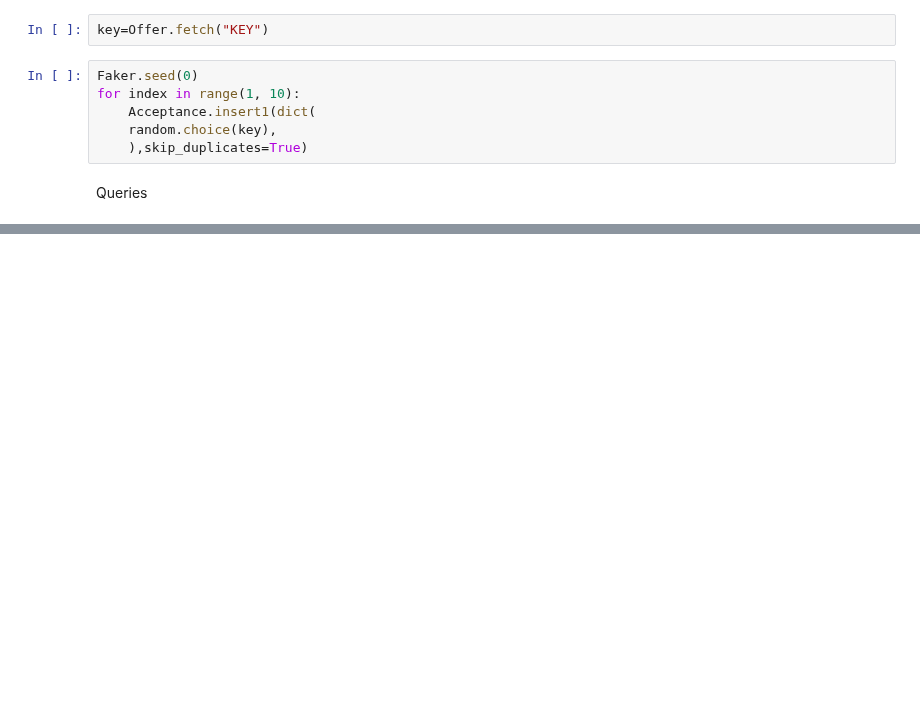
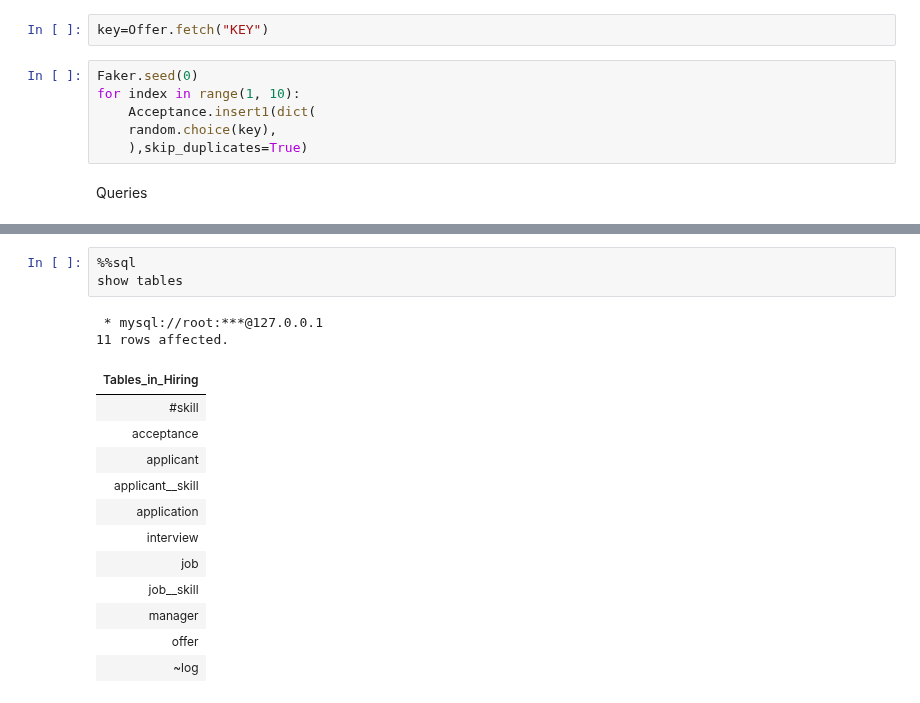
Before and after one commit to JasmineMadi/datajoint-tutorials, a Jupyter notebook: db-course/PythonFinalPro.ipynb, the cells around one changed output, grey strips where cells are left out. Cells and saved outputs as stored; diff of their text form; blank space fills up the shorter version.

```diff
--- a/db-course/PythonFinalPro.ipynb
+++ b/db-course/PythonFinalPro.ipynb
@@ -336,0 +335,18 @@ Queries
+# %%
+%%sql
+show tables
+# %% [output]
+ * mysql://root:***@127.0.0.1
+11 rows affected.
+| Tables_in_Hiring |
+| #skill |
+| acceptance |
+| applicant |
+| applicant__skill |
+| application |
+| interview |
+| job |
+| job__skill |
+| manager |
+| offer |
+| ~log |
```
Also changed, not shown: parts of 13 cells of this notebook.
